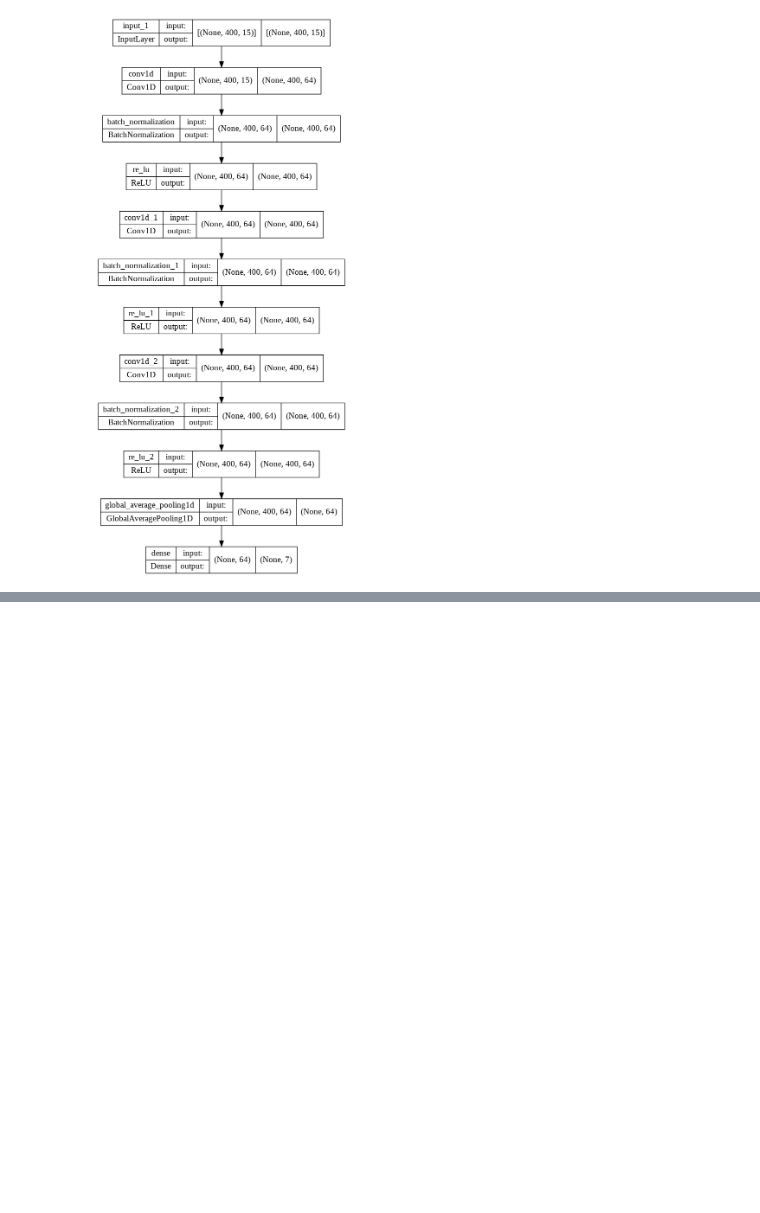
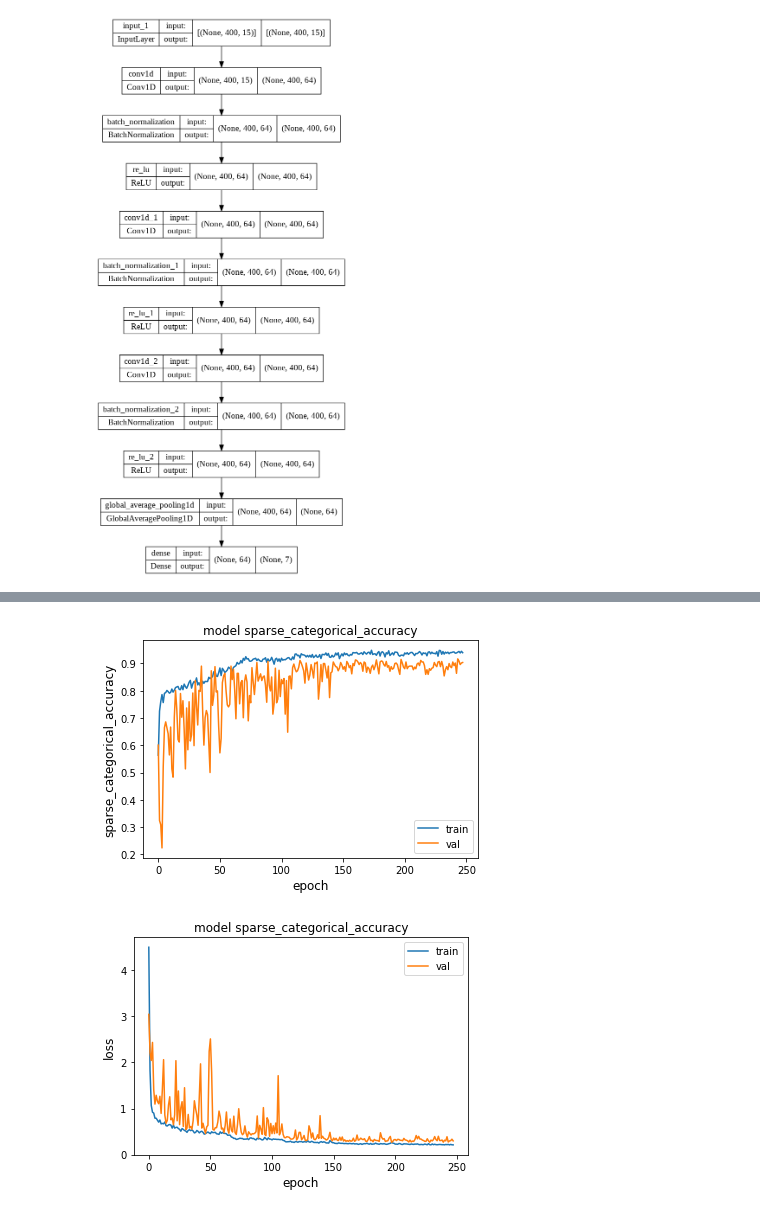
Before and after one commit to SamTremblay18/Hockey-Shot-Classification, a Jupyter notebook: CNN_Method3.ipynb, the cells around one changed output, grey strips where cells are left out. Drawn from its saved outputs; the diff is of its cells as text; code cells hidden in the pictures; blank space fills up the shorter version.

```diff
--- a/CNN_Method3.ipynb
+++ b/CNN_Method3.ipynb
@@ -180,0 +269,23 @@ plt.close()
+# %%
+metric = "sparse_categorical_accuracy"
+
+plt.plot(history.history[metric])
+plt.plot(history.history["val_" + metric])
+plt.title("model " + metric)
+plt.ylabel(metric, fontsize="large")
+plt.xlabel("epoch", fontsize="large")
+plt.legend(["train", "val"], loc="best")
+plt.show()
+plt.close()
+
+plt.plot(history.history['loss'])
+plt.plot(history.history["val_loss"])
+plt.title("model " + metric)
+plt.ylabel('loss', fontsize="large")
+plt.xlabel("epoch", fontsize="large")
+plt.legend(["train", "val"], loc="best")
+plt.show()
+plt.close()
+# %% [output]
+[figure, added]
+[figure, added]
```
Also changed, not shown: parts of 8 cells of this notebook.
